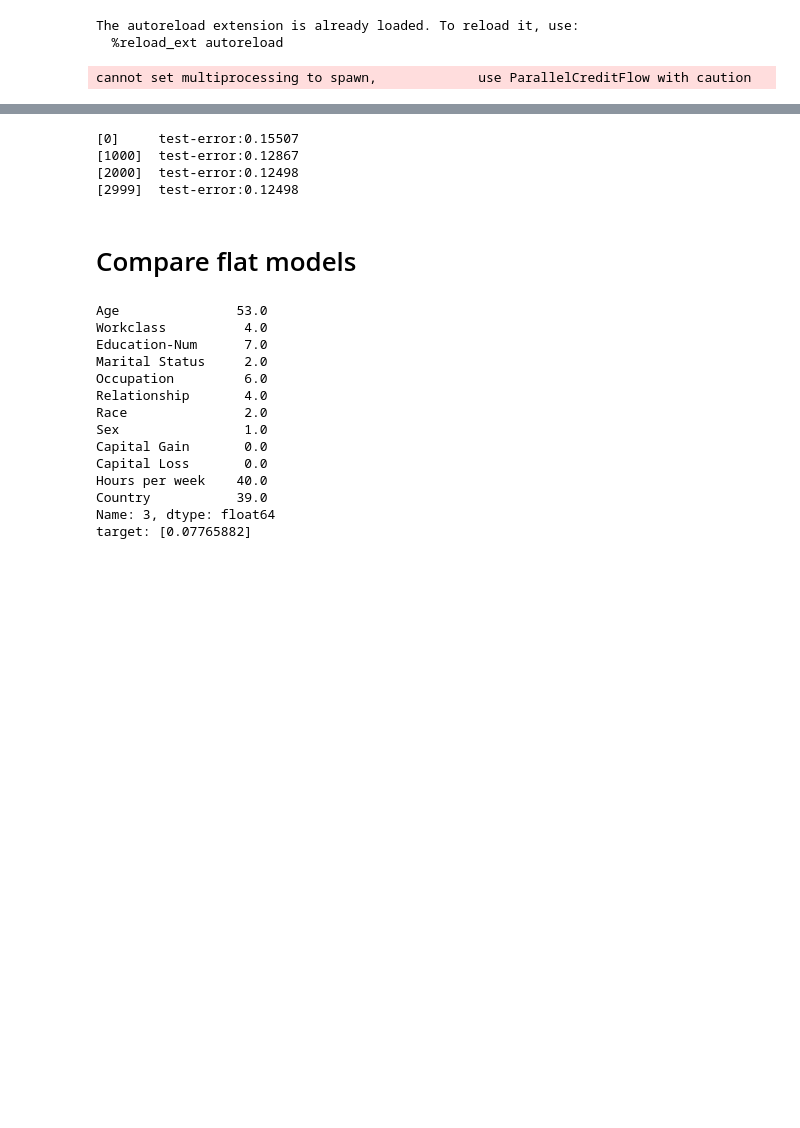
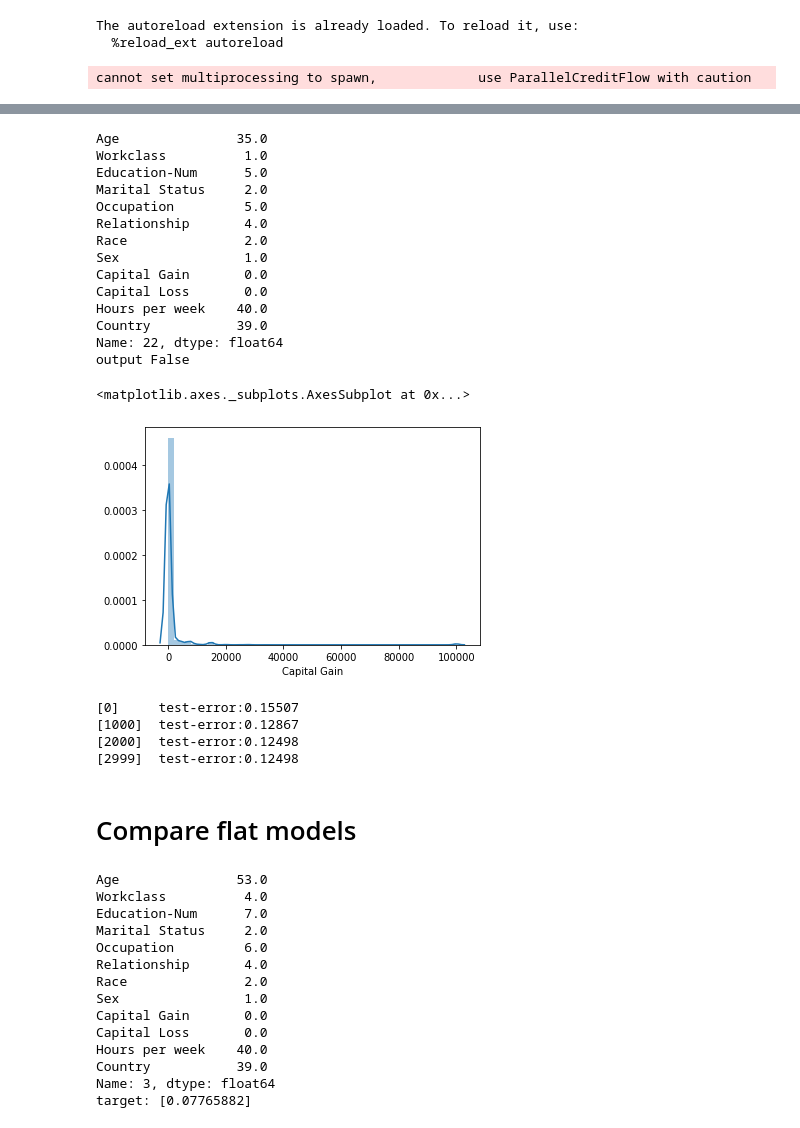
Before and after one commit to nathanwang000/Shapley-Flow, a Jupyter notebook: notebooks/adult.ipynb, the cells around one changed output, grey strips where cells are left out. Cells and saved outputs as stored; diff of their text form; code cells hidden in the pictures; blank space fills up the shorter version.

```diff
--- a/notebooks/adult.ipynb
+++ b/notebooks/adult.ipynb
@@ -69,6 +69,28 @@ X_display.head()
 | 2 | 38.0 | Private | 9.0 | Divorced | Handlers-cleaners | Not-in-family | White | Male | ... |
 | 3 | 53.0 | Private | 7.0 | Married-civ-spouse | Handlers-cleaners | Husband | Black | Male | ... |
 | 4 | 28.0 | Private | 13.0 | Married-civ-spouse | Prof-specialty | Wife | Black | Female | ... |
+# %%
+sample_idx = 22
+print(X.iloc[sample_idx])
+print('output', y[sample_idx])
+sns.distplot(X['Capital Gain'])
+# %% [output]
+Age               35.0
+Workclass          1.0
+Education-Num      5.0
+Marital Status     2.0
+Occupation         5.0
+Relationship       4.0
+Race               2.0
+Sex                1.0
+Capital Gain       0.0
+Capital Loss       0.0
+Hours per week    40.0
+Country           39.0
+Name: 22, dtype: float64
+output False
+<matplotlib.axes._subplots.AxesSubplot at 0x...>
+[figure, added]
 # %%
 # use validation set to choose # of trees
 params = {
```
Also changed, not shown: parts of 22 cells of this notebook, 4 other files.
